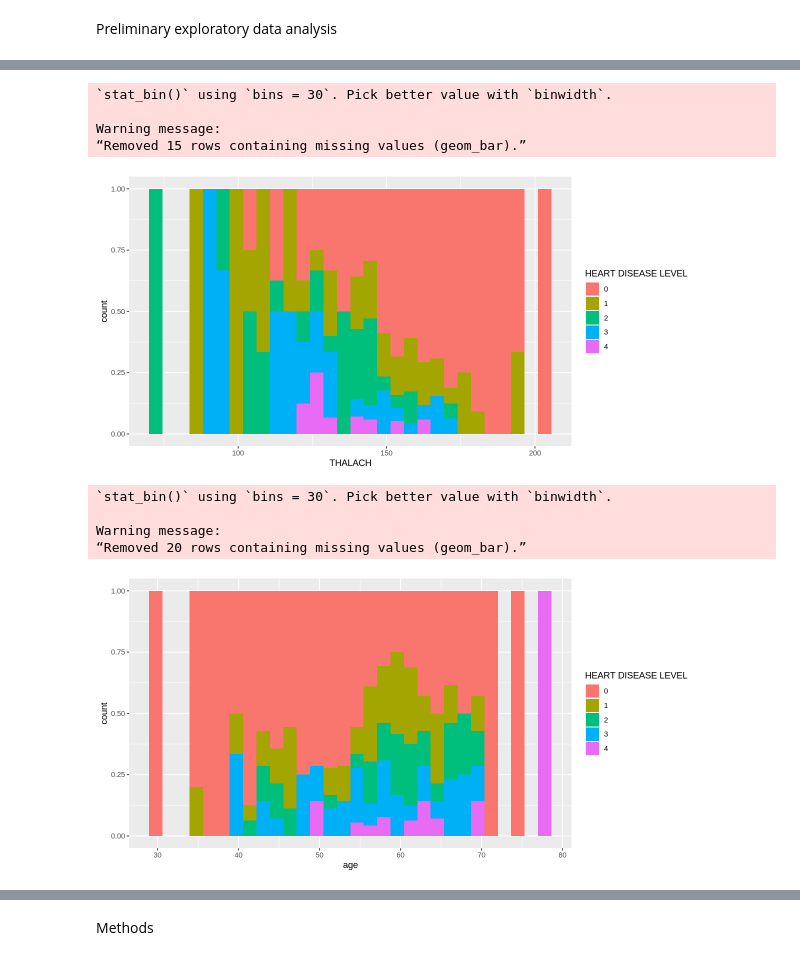
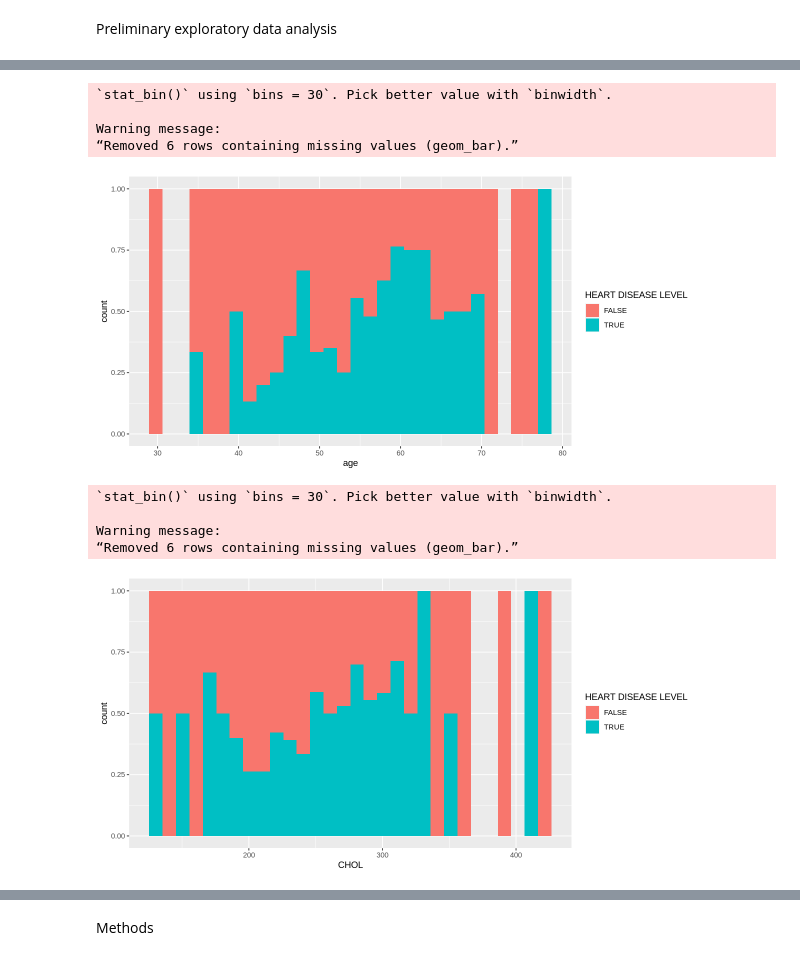
Before and after one commit to aliceterada/DSCI-Project, a Jupyter notebook: Group_Project_Proposal.ipynb, the cells around one changed output, grey strips where cells are left out. Saved outputs shown, nothing was run; the diff lists cells and outputs as text; code cells hidden in the pictures.

Commit message:
Have yes and no histograms

```diff
--- a/Group_Project_Proposal.ipynb
+++ b/Group_Project_Proposal.ipynb
@@ -31,9 +47,10 @@ cleveland_data <- read_csv("processed.cleveland.data", col_names = FALSE) %>%
           "ca" = X12,
           "thal" = X13,
           "num" = X14) %>%
-    mutate(ca = as.double(ca), thal = as.double(thal), sex = as_factor(sex), num = as_factor(num))
+    mutate(ca = as.double(ca), thal = as.double(thal), sex = as_factor(sex), num = as_factor(num)) %>%
+    mutate(hasdisease = num != 0)
 
-heart_disease_split <- initial_split(cleveland_data, prop = 0.75, strata = num)%>%
+heart_disease_split <- initial_split(cleveland_data, prop = 0.75, strata = num) %>%
 na.omit()
 heart_disease_train <- training(heart_disease_split)
 heart_disease_test <- testing(heart_disease_split)
@@ -129,26 +151,26 @@ ERROR: Error in parse(text = x, srcfile = src): <text>:2:0: unexpected end of in
 # %%
 options(repr.plot.width = 10, repr.plot.height = 5)
-a<-ggplot(heart_disease_train,aes(x=thalach,fill=num))+
-    geom_histogram(position= "fill")+
-    labs(x="THALACH",fill="HEART DISEASE LEVEL")
+a<-ggplot(heart_disease_train,aes(x=age,fill=hasdisease))+
+    geom_histogram(position="fill")+
+    labs(x="age",fill="HEART DISEASE LEVEL")
 a
 # %% [output]
 `stat_bin()` using `bins = 30`. Pick better value with `binwidth`.
 
 Warning message:
-“Removed 15 rows containing missing values (geom_bar).”
+“Removed 6 rows containing missing values (geom_bar).”
-[figure, old version]
+[figure, new version]
 # %%
 options(repr.plot.width = 10, repr.plot.height = 5)
-a<-ggplot(heart_disease_train,aes(x=age,fill=num))+
+a<-ggplot(heart_disease_train,aes(x=chol,fill=hasdisease))+
     geom_histogram(position="fill")+
-    labs(x="age",fill="HEART DISEASE LEVEL")
+    labs(x="CHOL",fill="HEART DISEASE LEVEL")
 a
 # %% [output]
 `stat_bin()` using `bins = 30`. Pick better value with `binwidth`.
 
 Warning message:
-“Removed 20 rows containing missing values (geom_bar).”
+“Removed 6 rows containing missing values (geom_bar).”
-[figure, old version]
+[figure, new version]
 # %%
 options(repr.plot.width = 10, repr.plot.height = 5)
```
Also changed, not shown: parts of 20 cells of this notebook.
